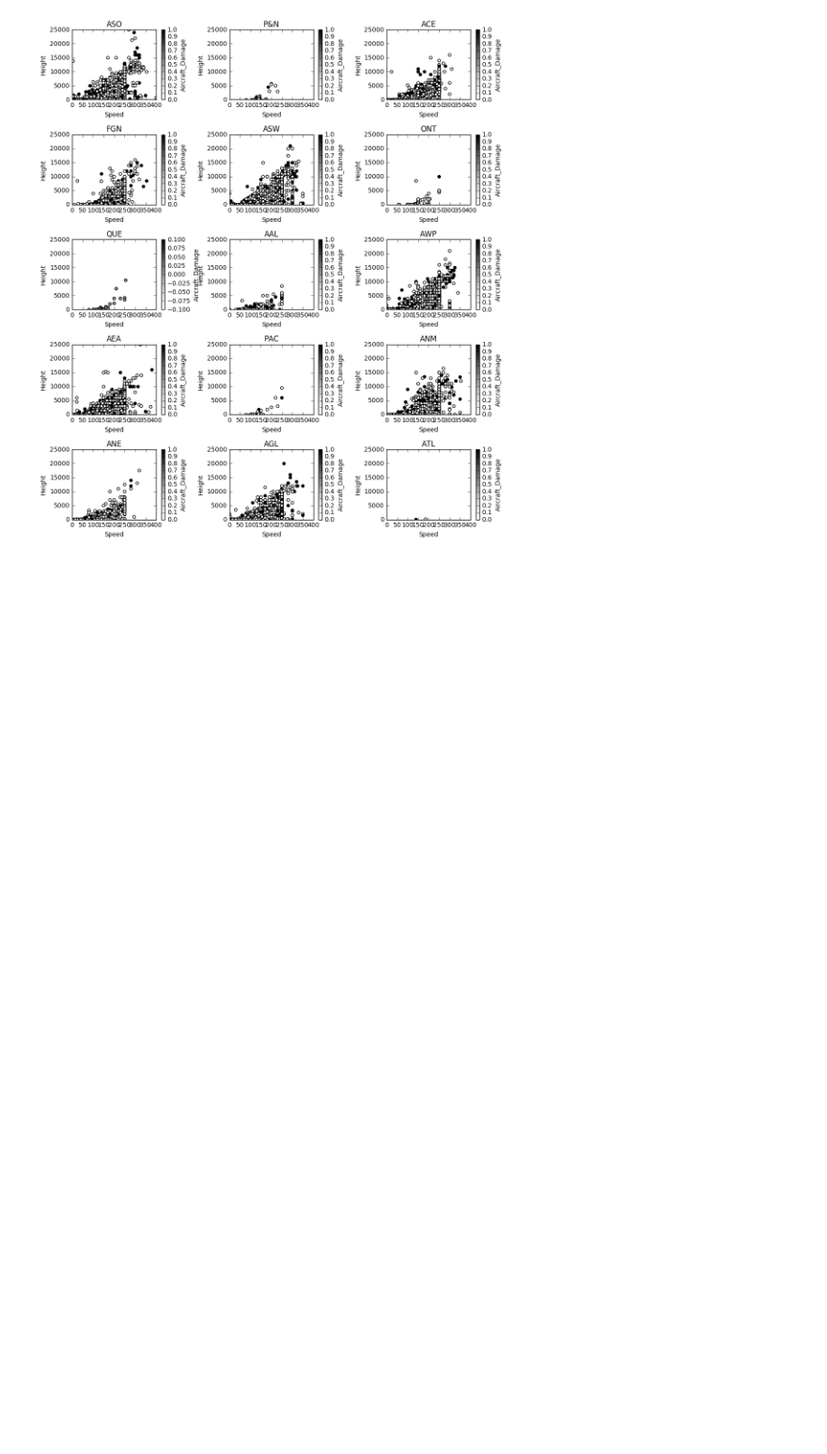
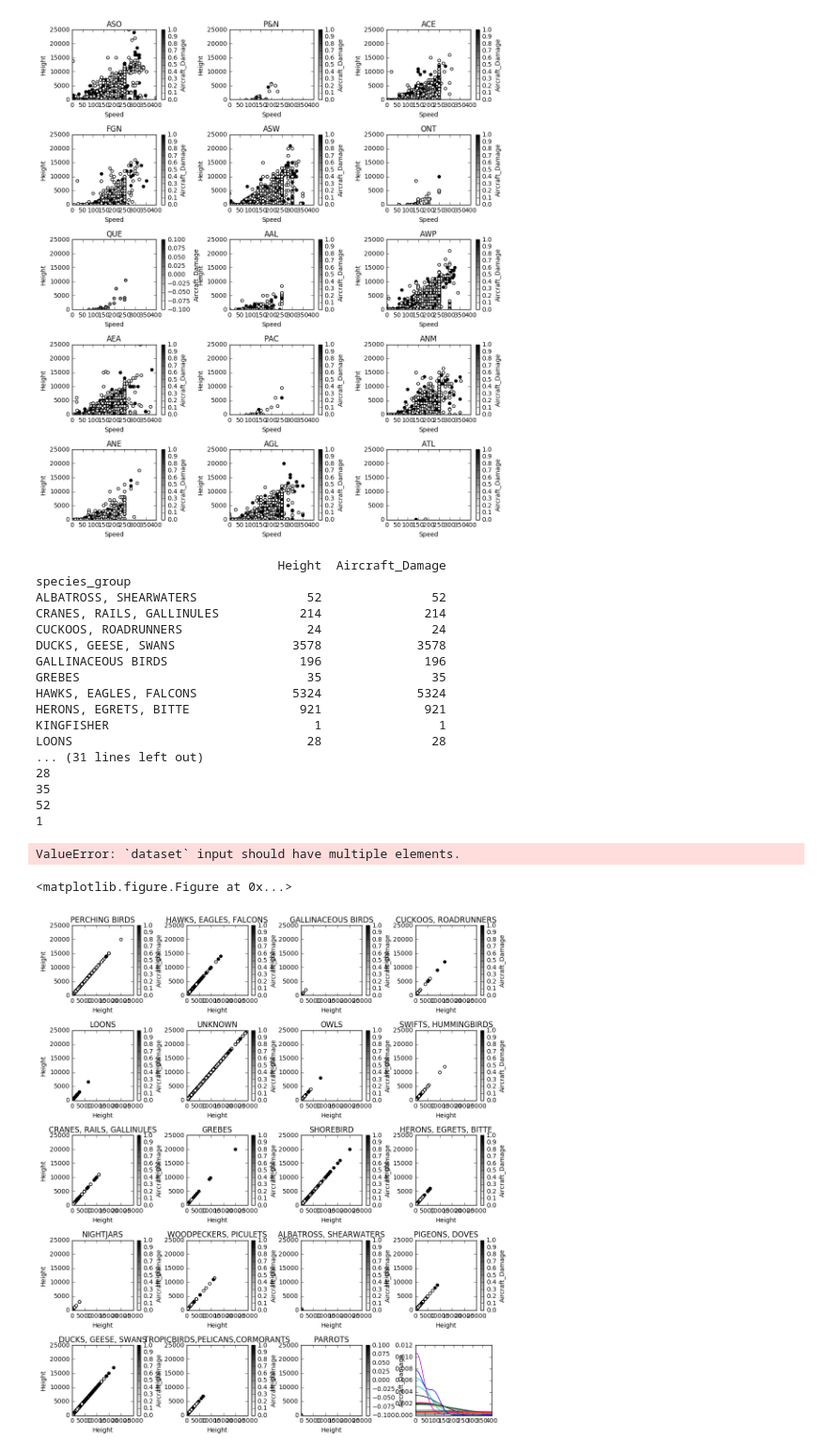
Before and after one commit to jcookanalytics/Aircraft_wildlife_incidents, a Jupyter notebook: Aircraft_Project.ipynb, the cells around one changed output. Shown at 94% size. Cells and saved outputs as stored; diff of their text form; code cells hidden in the pictures; blank space fills up the shorter version.

```diff
--- a/Aircraft_Project.ipynb
+++ b/Aircraft_Project.ipynb
@@ -483,3 +501,63 @@ plt.show()
 # %% [output]
 <matplotlib.figure.Figure at 0x...>
 [figure]
+# %%
+
+
+df_birdgroup_height = df[['species_group','Height','Aircraft_Damage']]
+df_birdgroup_height = df_birdgroup_height.dropna()
+print(df_birdgroup_height.groupby(by='species_group').count())
+species_group = pd.unique(df_birdgroup_height['species_group'])
+print(len(species_group))
+plt.subplots_adjust(wspace=0.5, hspace=0.5)
+figbird = df_birdgroup_height[df_birdgroup_height['species_group'] == species_group[index]]
+print(len(figbird))
+print(figbird.groupby(by='species_group').count())
+#figbird_height = figbird['Height']
+
+
+fig, axes = plt.subplots(nrows=5, ncols=4, figsize=(12,14))
+plt.subplots_adjust(wspace=0.5, hspace=0.5)
+for index, plot_vars in enumerate(species_group):
+    a = index % 4
+    b = index % 5
+    figbird = df_birdgroup_height[df_birdgroup_height['species_group'] == species_group[index]]
+    figbird_height = figbird['Height']
+    print(len(figbird_height))
+    density = gaussian_kde(figbird_height)
+    xs = np.linspace(0,400,200)
+    density._compute_covariance()
+    plt.plot(xs,density(xs))
+    ax = figbird.plot(ax=axes[b,a],kind='scatter', x='Height',y ='Height',c='Aircraft_Damage',xlim=(0,25000),ylim=(0,25000), title=species_group[index])
+plt.show()
+
+
+df_speed = df['Speed']
+df_speed = df_speed.dropna()
+density = gaussian_kde(df_speed)
+xs = np.linspace(0,400,200)
+#density.covariance_factor = lambda : .25
+density._compute_covariance()
+plt.plot(xs,density(xs))
+plt.show()
+# %% [output]
+                                 Height  Aircraft_Damage
+species_group
+ALBATROSS, SHEARWATERS               52               52
+CRANES, RAILS, GALLINULES           214              214
+CUCKOOS, ROADRUNNERS                 24               24
+DUCKS, GEESE, SWANS                3578             3578
+GALLINACEOUS BIRDS                  196              196
+GREBES                               35               35
+HAWKS, EAGLES, FALCONS             5324             5324
+HERONS, EGRETS, BITTE               921              921
+KINGFISHER                            1                1
+LOONS                                28               28
+... (31 lines left out)
+28
+35
+52
+1
+ValueError: `dataset` input should have multiple elements.
+<matplotlib.figure.Figure at 0x...>
+[figure, added]
```
Also changed, not shown: parts of 8 cells of this notebook.
